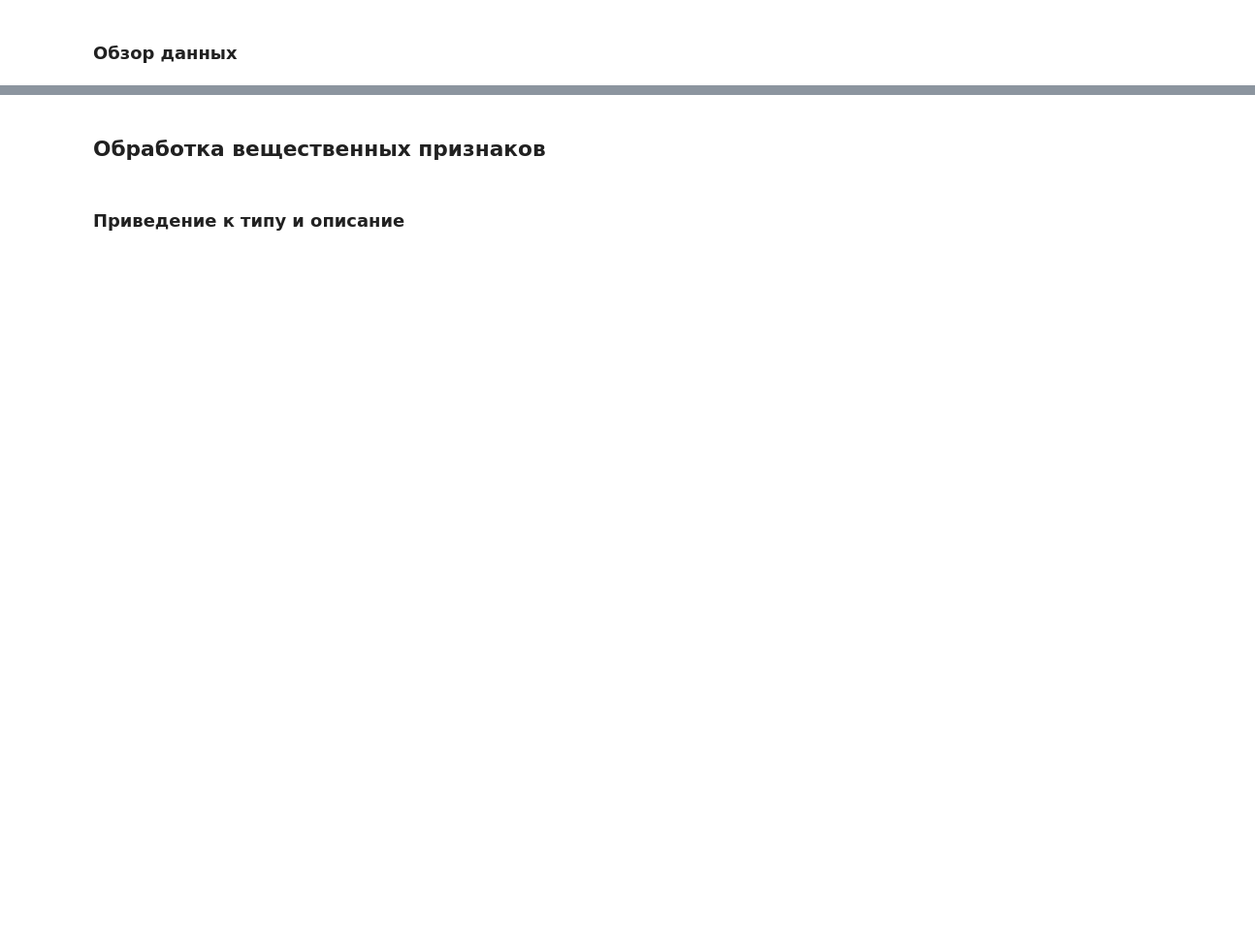
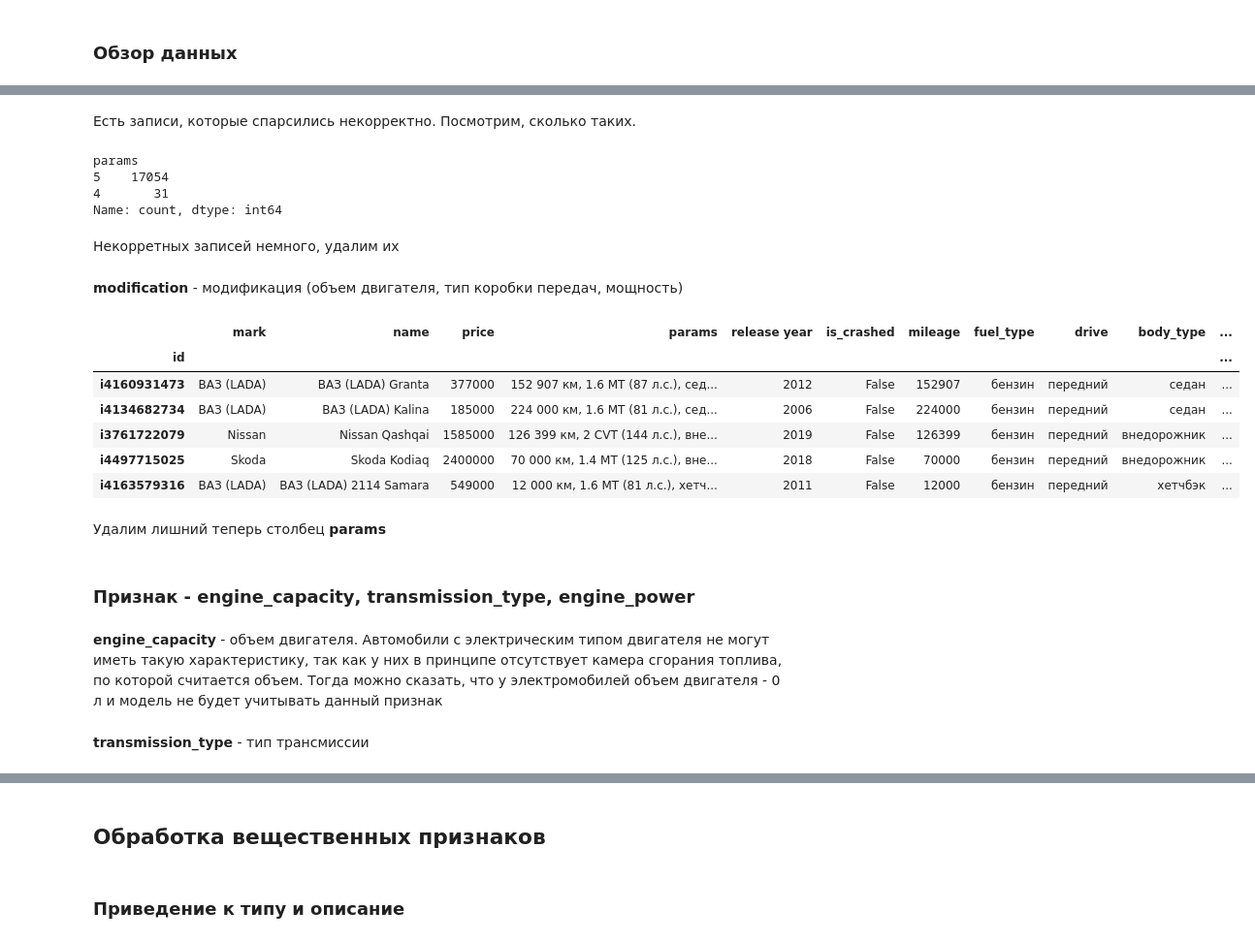
Before and after one commit to DmitryKolbanov/data-science-projects, a Jupyter notebook: car_price/notebooks/data_prep.ipynb, the cells around one changed output, grey strips where cells are left out. Shown at 97% size. Cells and saved outputs as stored; diff of their text form; code cells hidden in the pictures; blank space fills up the shorter version.

```diff
--- a/car_price/notebooks/data_prep.ipynb
+++ b/car_price/notebooks/data_prep.ipynb
@@ -295,0 +192,2 @@ data.head()
+# %%
+data['body_type'] = data['params'].apply(lambda x: x.split(', ')[-3])
@@ -295,0 +214,31 @@ data.head()
+# %% [markdown]
+Есть записи, которые спарсились некорректно. Посмотрим, сколько таких.
+# %%
+data['params'].apply(lambda x: len(x.split(', '))).value_counts()
+# %% [output]
+params
+5    17054
+4       31
+Name: count, dtype: int64
+# %% [markdown]
+Некорретных записей немного, удалим их
+# %%
+data['params'] = data['params'].apply(lambda x: x if len(x.split(', ')) == 5 else None)
+# %%
+data.dropna(inplace=True)
+# %% [markdown]
+**modification** - модификация (объем двигателя, тип коробки передач, мощность)
+# %%
+data['modification'] = data['params'].apply(lambda x: x.split(', ')[-4])
+# %%
+data.sample(n=5)
+# %% [output]
+|  | mark | name | price | params | release year | is_crashed | mileage | fuel_type | drive | body_type | ... |
+| id |  |  |  |  |  |  |  |  |  |  | ... |
+| i4160931473 | ВАЗ (LADA) | ВАЗ (LADA) Granta | 377000 | 152 907 км, 1.6 MT (87 л.с.), сед... | 2012 | False | 152907 | бензин | передний | седан | ... |
+| i4134682734 | ВАЗ (LADA) | ВАЗ (LADA) Kalina | 185000 | 224 000 км, 1.6 MT (81 л.с.), сед... | 2006 | False | 224000 | бензин | передний | седан | ... |
+| i3761722079 | Nissan | Nissan Qashqai | 1585000 | 126 399 км, 2 CVT (144 л.с.), вне... | 2019 | False | 126399 | бензин | передний | внедорожник | ... |
+| i4497715025 | Skoda | Skoda Kodiaq | 2400000 | 70 000 км, 1.4 MT (125 л.с.), вне... | 2018 | False | 70000 | бензин | передний | внедорожник | ... |
+| i4163579316 | ВАЗ (LADA) | ВАЗ (LADA) 2114 Samara | 549000 | 12 000 км, 1.6 MT (81 л.с.), хетч... | 2011 | False | 12000 | бензин | передний | хетчбэк | ... |
+# %% [markdown]
+Удалим лишний теперь столбец **params**
@@ -295,0 +247,4 @@ data.head()
+# %% [markdown]
+### Признак - **engine_capacity**, **transmission_type**, **engine_power**
+# %% [markdown]
+**engine_capacity** - объем двигателя. Автомобили с электрическим типом двигателя не могут иметь такую характеристику, так как у них в принципе отсутствует камера сгорания топлива, по которой считается объем. Тогда можно сказать, что у электромобилей объем двигателя - 0 л и модель не будет учитывать данный признак
@@ -295,0 +256,2 @@ data.head()
+# %% [markdown]
+**transmission_type** - тип трансмиссии
```
Also changed, not shown: parts of 105 cells of this notebook.
